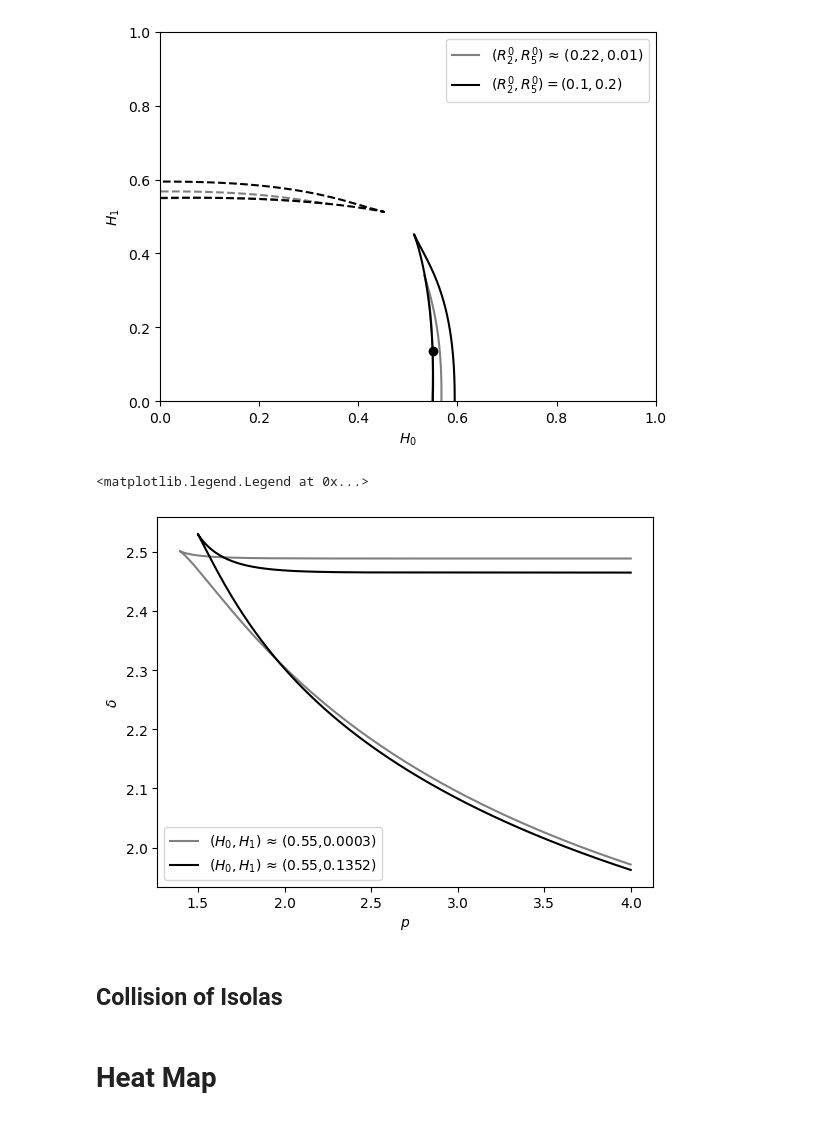
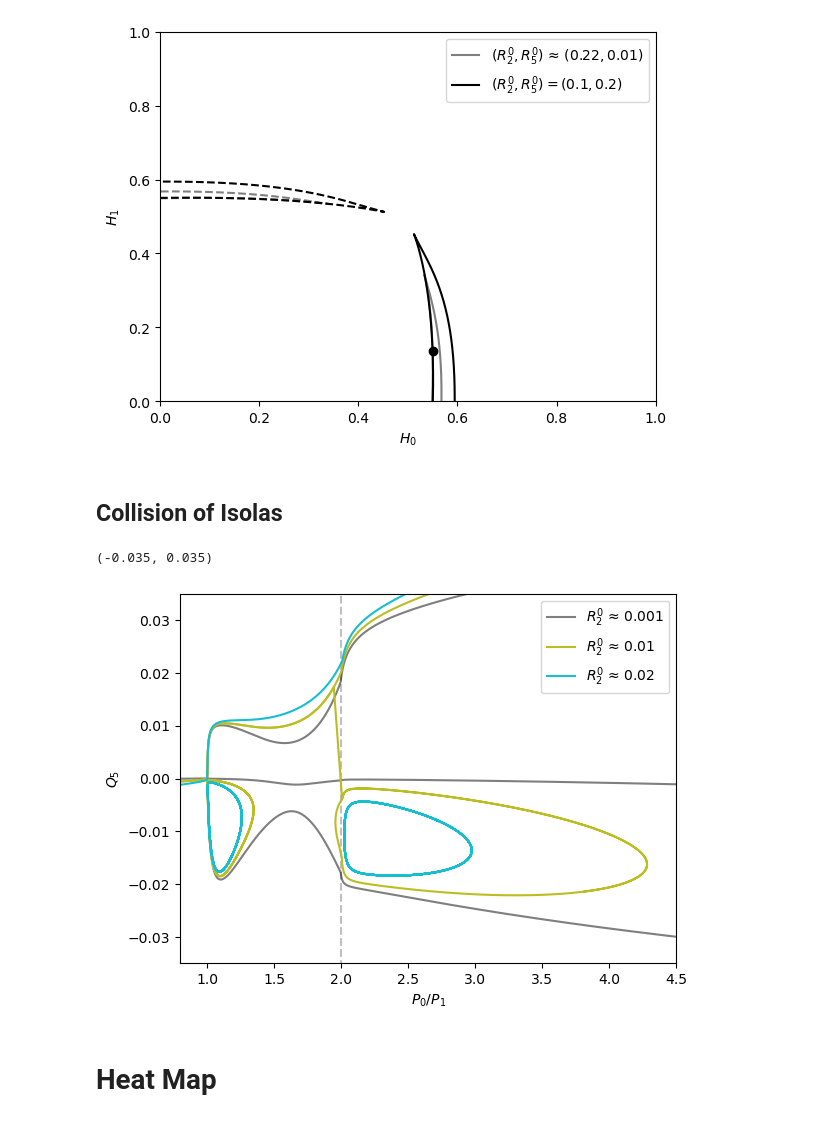
Before and after one commit to NathanKarst/Isolas, a Jupyter notebook: isola.ipynb, the cells around one changed output. Saved outputs shown, nothing was run; the diff lists cells and outputs as text; code cells hidden in the pictures.

```diff
--- a/isola.ipynb
+++ b/isola.ipynb
@@ -269,7 +269,7 @@ else:
         N.set_parameter('pq_bcs',isola_init[-2],0)
         N.set_state(isola_init[:N.nVessels])
 
-        maxSteps = 10000
+        maxSteps = 15000
         m = -np.inf*np.ones(len(N.h) + 1)
         m[-1] = .5
         M = np.inf*np.ones(len(N.h) + 1)
@@ -280,7 +280,7 @@ else:
 
         C = continuation.Continuer(relation=G_eq,
                      init=y0,
-                     step=1e-4,
+                     step=5e-5,
                      options=opt_isola)
 
         isola_continuation[h1_isola] = C.get_continuation().T
@@ -963,20 +927,3 @@ else:
-# %%
-filename = 'isola_center_continuation_pPlasma_delta_low_h1'
-isola_center_continuation = load_data(filename)
-label = r'$(H_0,H_1)$' + f' ≈ ({np.round(isola_center_continuation[0,0],4)},{np.round(isola_center_continuation[0,1],4)})'
-plt.plot(isola_center_continuation[:,-2],isola_center_continuation[:,-1],'k-',label=label,alpha=0.5)
-
-filename = 'isola_center_continuation_pPlasma_delta'
-isola_center_continuation = load_data(filename)
-label = r'$(H_0,H_1)$' + f' ≈ ({np.round(isola_center_continuation[0,0],4)},{np.round(isola_center_continuation[0,1],4)})'
-plt.plot(isola_center_continuation[:,-2],isola_center_continuation[:,-1],'k',label=label)
-
-plt.xlabel(r'$p$')
-plt.ylabel(r'$\delta$')
-plt.legend()
-# %% [output]
-<matplotlib.legend.Legend at 0x...>
-[figure, removed]
 # %% [markdown]
 ## Collision of Isolas
 # %%
@@ -1078,6 +1025,44 @@ elif data_exists('isola_continuation'):
     save_data(isola_continuation_merge,'isola_continuation_merge')
     save_data(main_continuation_merge,'main_continuation_merge')
     save_data(other_continuation_merge,'other_continuation_merge')
+# %%
+idx0 = -1
+idx1 = 5
+
+c = colors
+a = [1,1]
+
+for i, r20 in enumerate(main_continuation_merge.keys()):
+    N.set_parameter('l',r20,2)
+    for j,data in enumerate([main_continuation_merge[r20], other_continuation_merge[r20], isola_continuation_merge[r20]]):
+        if i == 1 and j > 0:
+            data = data[40000:,:]
+        data = get_Q(data)
+        label = None
+        if j == 0:
+            label = r'$R_2^0$' + ' ≈ ' + str(np.round(r20,3))
+
+        if r20 < 0.0018 and j > 1:
+            continue
+
+        z = 1
+        a = 1
+        if r20 < 0.0018:
+            z = -1
+            a = 1
+        plt.plot(data[:,idx0],data[:,idx1],c=c[i+7],alpha=a,label=label,zorder=z)
+
+plt.plot([2,2],[-0.04,0.04],'k--',alpha=0.25,zorder=-1)
+
+plt.legend()
+plt.xlabel(r'$P_0/P_1$')
+plt.ylabel(r'$Q_' + str(idx1) + '$')
+
+plt.xlim((0.8,4.5))
+plt.ylim((-0.035,0.035))
+# %% [output]
+(-0.035, 0.035)
+[figure, added]
 # %% [markdown]
 # Heat Map
 # %% [markdown]
```
Also changed, not shown: parts of 26 cells of this notebook.
